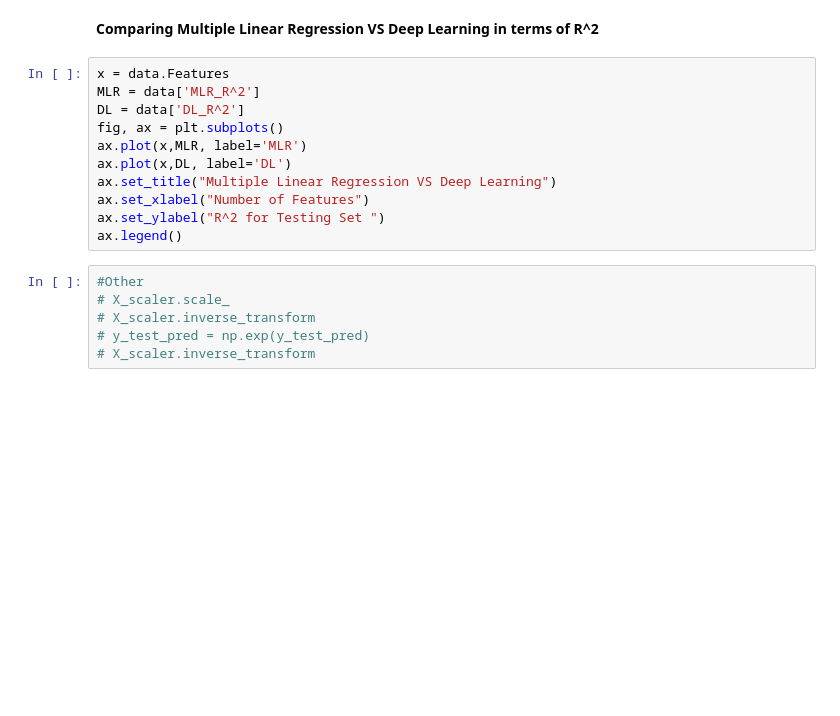
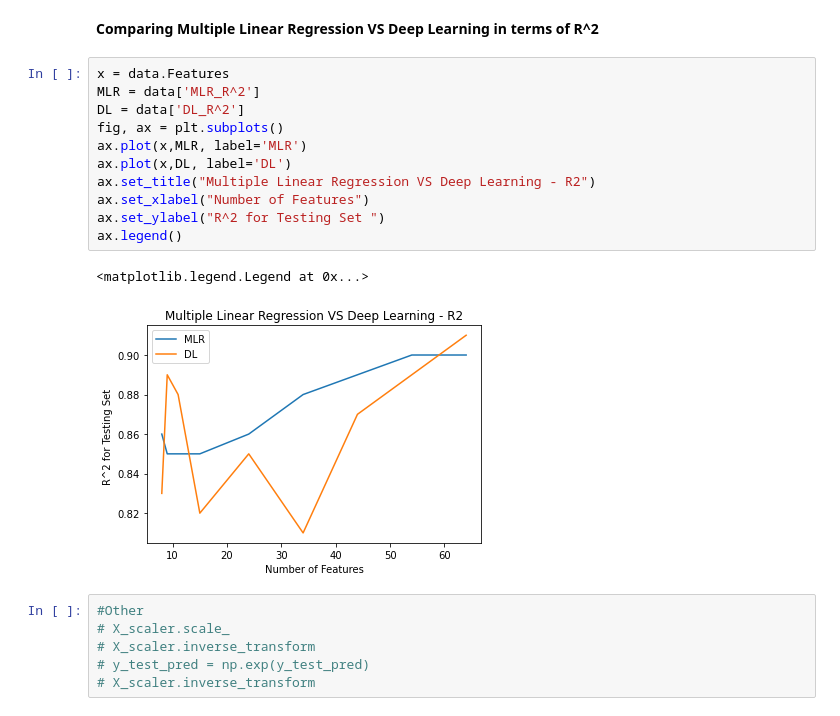
Before and after one commit to yajingran/group_2_final_project, a Jupyter notebook: Machine Leaning Model - House Price Prediction.ipynb, the cells around one changed output. Drawn from its saved outputs; the diff is of its cells as text; blank space fills up the shorter version.

```diff
--- a/Machine Leaning Model - House Price Prediction.ipynb
+++ b/Machine Leaning Model - House Price Prediction.ipynb
@@ -641,14 +764,17 @@ plt.bar(x,y)
 # %%
 x = data.Features
 MLR = data['MLR_R^2']
 DL = data['DL_R^2']
 fig, ax = plt.subplots()
 ax.plot(x,MLR, label='MLR')
 ax.plot(x,DL, label='DL')
-ax.set_title("Multiple Linear Regression VS Deep Learning")
+ax.set_title("Multiple Linear Regression VS Deep Learning - R2")
 ax.set_xlabel("Number of Features")
 ax.set_ylabel("R^2 for Testing Set ")
 ax.legend()
+# %% [output]
+<matplotlib.legend.Legend at 0x...>
+[figure, added]
 # %%
 #Other
 # X_scaler.scale_
```
Also changed, not shown: parts of 31 cells of this notebook, 29 other files.
